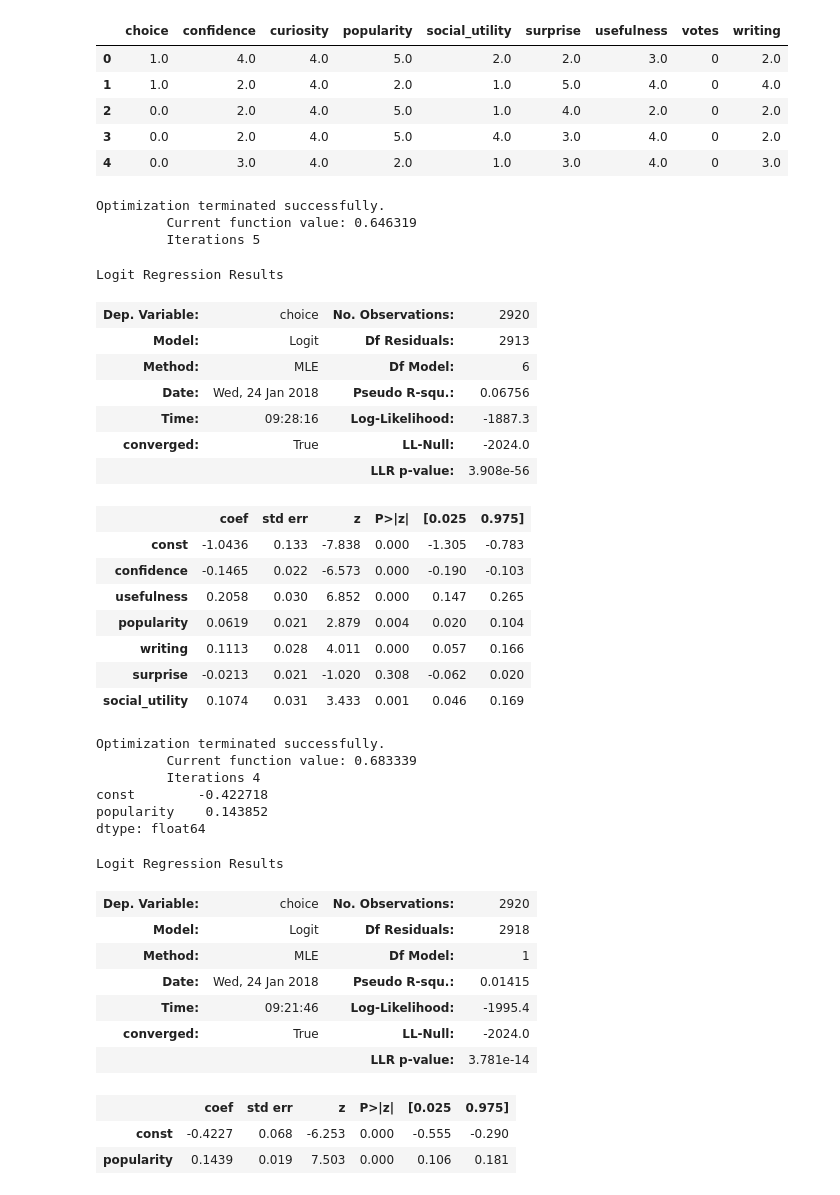
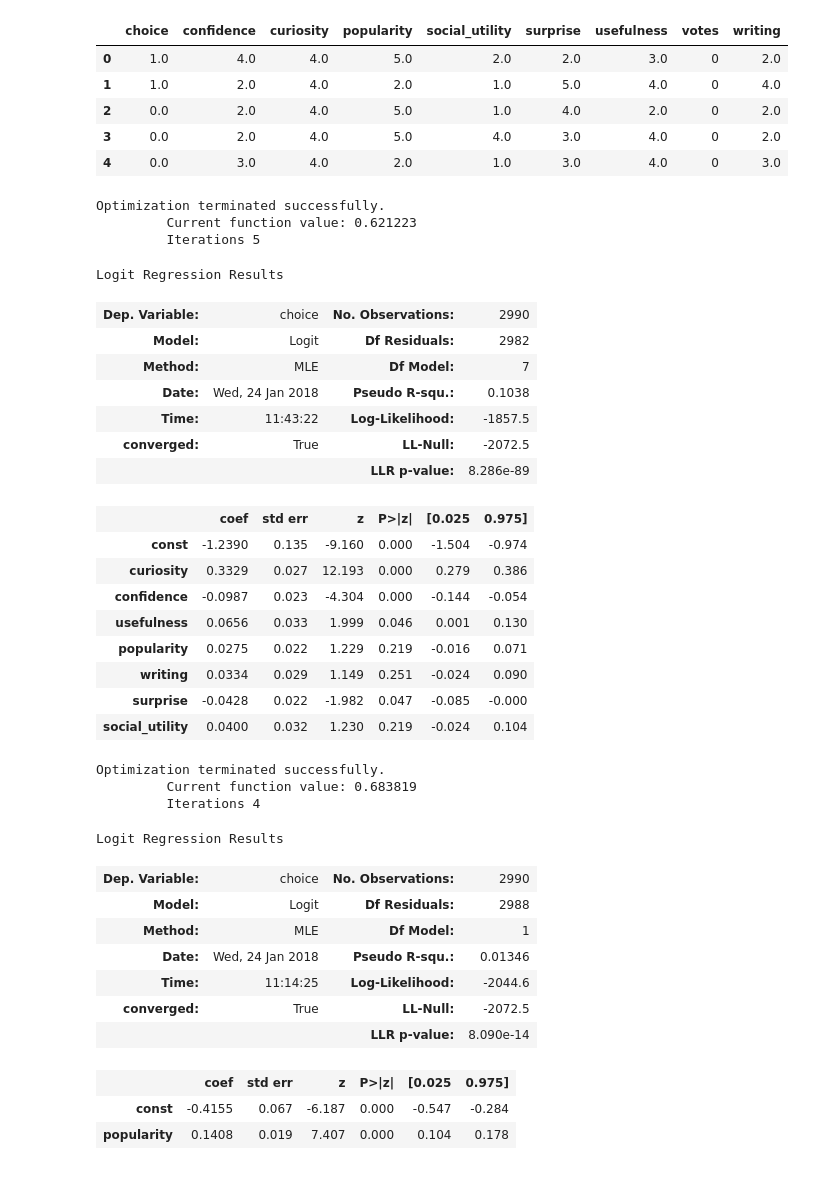
Before and after one commit to hermish/concepts-research, a Jupyter notebook: analysis/5-cogsci-paper/1-experiment-three.ipynb, the cells around one changed output. Drawn from its saved outputs; the diff is of its cells as text; code cells hidden in the pictures.

```diff
--- a/analysis/5-cogsci-paper/1-experiment-three.ipynb
+++ b/analysis/5-cogsci-paper/1-experiment-three.ipynb
@@ -233,34 +240,35 @@ new_data.head()
 | 3 | 0.0 | 2.0 | 4.0 | 5.0 | 4.0 | 3.0 | 4.0 | 0 | 2.0 |
 | 4 | 0.0 | 3.0 | 4.0 | 2.0 | 1.0 | 3.0 | 4.0 | 0 | 3.0 |
 # %%
-input_columns = columns[2:8]
+input_columns = columns[1:8]
 X = new_data[input_columns]
 y = new_data['choice']
 X = sm.add_constant(X)
 
 logit_model = sm.Logit(y, X)
 results = logit_model.fit()
 results.summary()
 # %% [output]
 Optimization terminated successfully.
-         Current function value: 0.646319
+         Current function value: 0.621223
          Iterations 5
 Logit Regression Results
-| Dep. Variable: | choice | No. Observations: | 2920 |
-| Model: | Logit | Df Residuals: | 2913 |
-| Method: | MLE | Df Model: | 6 |
-| Date: | Wed, 24 Jan 2018 | Pseudo R-squ.: | 0.06756 |
-| Time: | 09:28:16 | Log-Likelihood: | -1887.3 |
-| converged: | True | LL-Null: | -2024.0 |
-|  |  | LLR p-value: | 3.908e-56 |
+| Dep. Variable: | choice | No. Observations: | 2990 |
+| Model: | Logit | Df Residuals: | 2982 |
+| Method: | MLE | Df Model: | 7 |
+| Date: | Wed, 24 Jan 2018 | Pseudo R-squ.: | 0.1038 |
+| Time: | 11:43:22 | Log-Likelihood: | -1857.5 |
+| converged: | True | LL-Null: | -2072.5 |
+|  |  | LLR p-value: | 8.286e-89 |
 |  | coef | std err | z | P>|z| | [0.025 | 0.975] |
-| const | -1.0436 | 0.133 | -7.838 | 0.000 | -1.305 | -0.783 |
-| confidence | -0.1465 | 0.022 | -6.573 | 0.000 | -0.190 | -0.103 |
-| usefulness | 0.2058 | 0.030 | 6.852 | 0.000 | 0.147 | 0.265 |
-| popularity | 0.0619 | 0.021 | 2.879 | 0.004 | 0.020 | 0.104 |
-| writing | 0.1113 | 0.028 | 4.011 | 0.000 | 0.057 | 0.166 |
-| surprise | -0.0213 | 0.021 | -1.020 | 0.308 | -0.062 | 0.020 |
-| social_utility | 0.1074 | 0.031 | 3.433 | 0.001 | 0.046 | 0.169 |
+| const | -1.2390 | 0.135 | -9.160 | 0.000 | -1.504 | -0.974 |
+| curiosity | 0.3329 | 0.027 | 12.193 | 0.000 | 0.279 | 0.386 |
+| confidence | -0.0987 | 0.023 | -4.304 | 0.000 | -0.144 | -0.054 |
+| usefulness | 0.0656 | 0.033 | 1.999 | 0.046 | 0.001 | 0.130 |
+| popularity | 0.0275 | 0.022 | 1.229 | 0.219 | -0.016 | 0.071 |
+| writing | 0.0334 | 0.029 | 1.149 | 0.251 | -0.024 | 0.090 |
+| surprise | -0.0428 | 0.022 | -1.982 | 0.047 | -0.085 | -0.000 |
+| social_utility | 0.0400 | 0.032 | 1.230 | 0.219 | -0.024 | 0.104 |
 # %%
 # Popularity
 X = new_data['popularity']
@@ -272,21 +280,18 @@ results = logit_model.fit()
 results.summary()
 # %% [output]
 Optimization terminated successfully.
-         Current function value: 0.683339
+         Current function value: 0.683819
          Iterations 4
-const        -0.422718
-popularity    0.143852
-dtype: float64
 Logit Regression Results
-| Dep. Variable: | choice | No. Observations: | 2920 |
-| Model: | Logit | Df Residuals: | 2918 |
+| Dep. Variable: | choice | No. Observations: | 2990 |
+| Model: | Logit | Df Residuals: | 2988 |
 | Method: | MLE | Df Model: | 1 |
-| Date: | Wed, 24 Jan 2018 | Pseudo R-squ.: | 0.01415 |
-| Time: | 09:21:46 | Log-Likelihood: | -1995.4 |
-| converged: | True | LL-Null: | -2024.0 |
-|  |  | LLR p-value: | 3.781e-14 |
+| Date: | Wed, 24 Jan 2018 | Pseudo R-squ.: | 0.01346 |
+| Time: | 11:14:25 | Log-Likelihood: | -2044.6 |
+| converged: | True | LL-Null: | -2072.5 |
+|  |  | LLR p-value: | 8.090e-14 |
 |  | coef | std err | z | P>|z| | [0.025 | 0.975] |
-| const | -0.4227 | 0.068 | -6.253 | 0.000 | -0.555 | -0.290 |
-| popularity | 0.1439 | 0.019 | 7.503 | 0.000 | 0.106 | 0.181 |
+| const | -0.4155 | 0.067 | -6.187 | 0.000 | -0.547 | -0.284 |
+| popularity | 0.1408 | 0.019 | 7.407 | 0.000 | 0.104 | 0.178 |
 # %%
 # Curiosity
```
Also changed, not shown: parts of 5 cells of this notebook, 38 other files.
